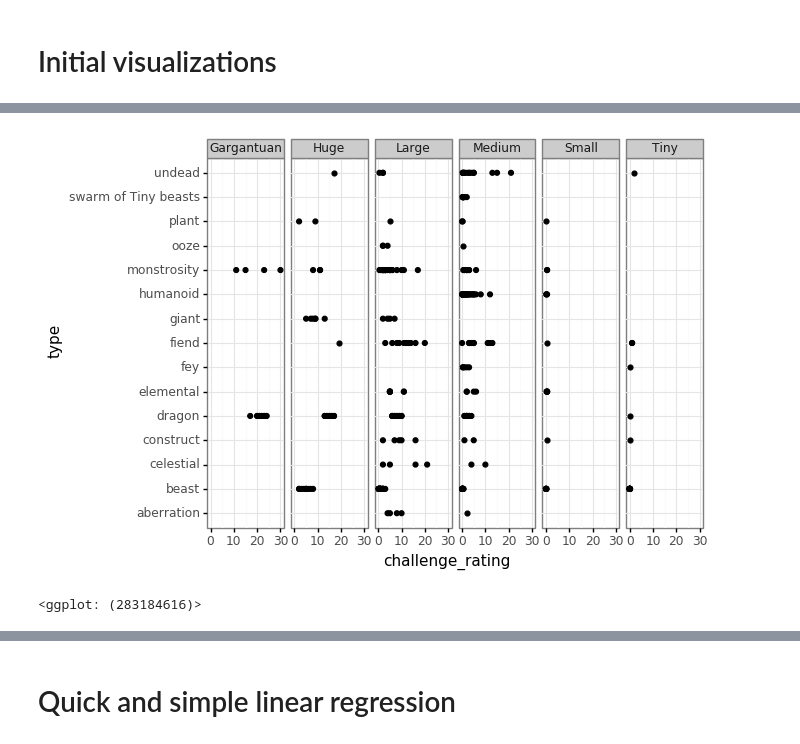
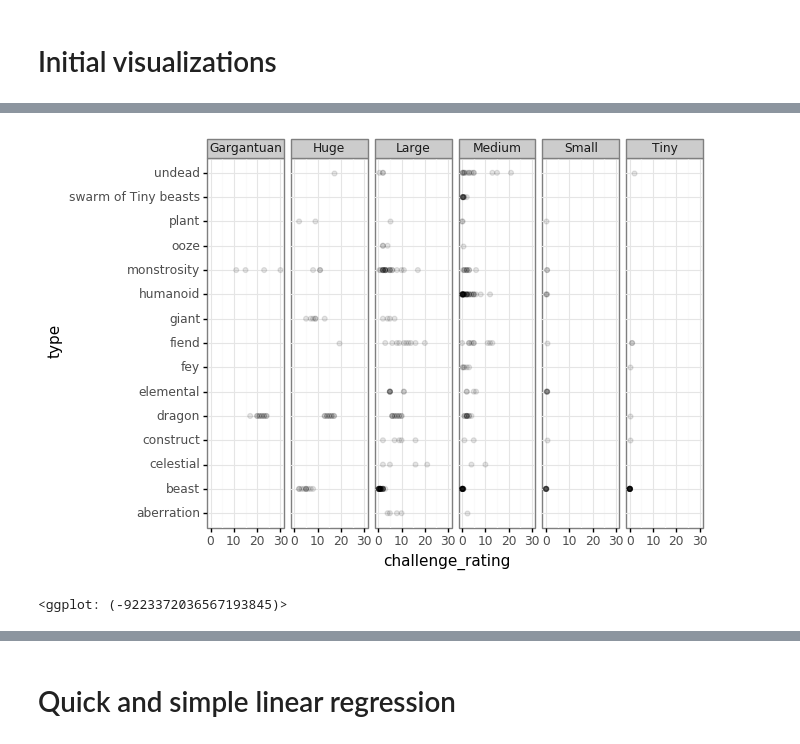
Before and after one commit to wisygig/cr, a Jupyter notebook: 1. Exploratory analysis.ipynb, the cells around one changed output, grey strips where cells are left out. Saved outputs shown, nothing was run; the diff lists cells and outputs as text; code cells hidden in the pictures.

```diff
--- a/1. Exploratory analysis.ipynb
+++ b/1. Exploratory analysis.ipynb
@@ -55,9 +55,9 @@ ggplot(monster_df, aes(x='size', y='challenge_rating')) + geom_boxplot() + theme
 # %%
-ggplot(monster_df, aes(x='type', y='challenge_rating')) + geom_point() \
+ggplot(monster_df, aes(x='type', y='challenge_rating')) + geom_point(alpha=0.1) \
     + theme_bw() + coord_flip() + facet_grid('. ~ size')
 # %% [output]
-[figure, old version]
+[figure, new version]
-<ggplot: (283184616)>
+<ggplot: (-9223372036567193845)>
 # %%
 ggplot(df, aes(x='size', y='hit_points')) + geom_boxplot() + theme_bw()
 # %% [output]
```
Also changed, not shown: parts of 5 cells of this notebook, 3 other files.
